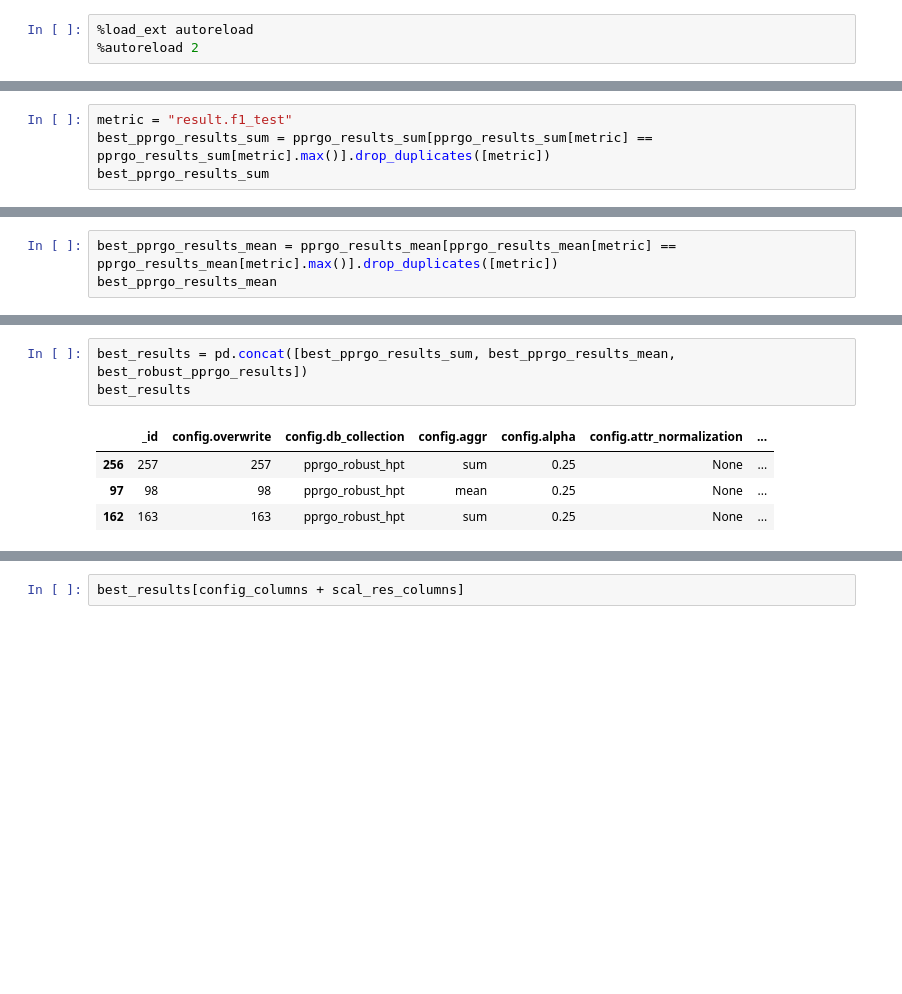
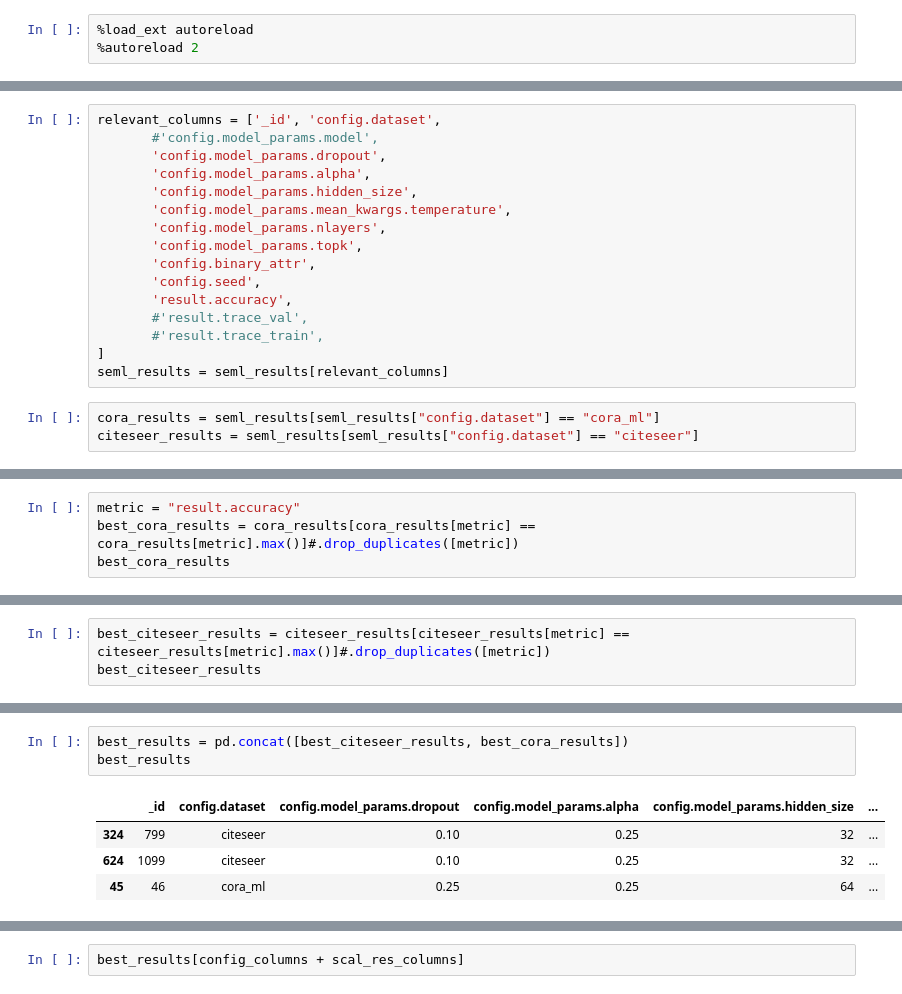
Before and after one commit to TobiasSchmidtDE/pprgo_pytorch, a Jupyter notebook: rerun_seml_exp.ipynb, the cells around one changed output, grey strips where cells are left out. Saved outputs shown, nothing was run; the diff lists cells and outputs as text; blank space fills up the shorter version.

Commit message:
fix train script

```diff
--- a/rerun_seml_exp.ipynb
+++ b/rerun_seml_exp.ipynb
@@ -36,0 +39,19 @@ robust_pprgo_results = seml_results[seml_results["config.model_class"] == "Robus
+# %%
+relevant_columns = ['_id', 'config.dataset',
+       #'config.model_params.model',
+       'config.model_params.dropout',
+       'config.model_params.alpha',
+       'config.model_params.hidden_size',
+       'config.model_params.mean_kwargs.temperature',
+       'config.model_params.nlayers',
+       'config.model_params.topk',
+       'config.binary_attr',
+       'config.seed',
+       'result.accuracy',
+       #'result.trace_val',
+       #'result.trace_train',
+]
+seml_results = seml_results[relevant_columns]
+# %%
+cora_results = seml_results[seml_results["config.dataset"] == "cora_ml"]
+citeseer_results = seml_results[seml_results["config.dataset"] == "citeseer"]
@@ -37,5 +93,5 @@ robust_pprgo_results = seml_results[seml_results["config.model_class"] == "Robus
 # %%
-metric = "result.f1_test"
-best_pprgo_results_sum = pprgo_results_sum[pprgo_results_sum[metric] == pprgo_results_sum[metric].max()].drop_duplicates([metric])
-best_pprgo_results_sum
+metric = "result.accuracy"
+best_cora_results = cora_results[cora_results[metric] == cora_results[metric].max()]#.drop_duplicates([metric])
+best_cora_results
 # %% [output]
@@ -44,4 +100,4 @@ best_pprgo_results_sum
 # %%
-best_pprgo_results_mean = pprgo_results_mean[pprgo_results_mean[metric] == pprgo_results_mean[metric].max()].drop_duplicates([metric])
-best_pprgo_results_mean
+best_citeseer_results = citeseer_results[citeseer_results[metric] == citeseer_results[metric].max()]#.drop_duplicates([metric])
+best_citeseer_results
 # %% [output]
@@ -56,11 +113,11 @@ best_robust_pprgo_results
 # %%
-best_results = pd.concat([best_pprgo_results_sum, best_pprgo_results_mean, best_robust_pprgo_results])
+best_results = pd.concat([best_citeseer_results, best_cora_results])
 best_results
 # %% [output]
-|  | _id | config.overwrite | config.db_collection | config.aggr | config.alpha | config.attr_normalization | ... |
-| 256 | 257 | 257 | pprgo_robust_hpt | sum | 0.25 | None | ... |
-| 97 | 98 | 98 | pprgo_robust_hpt | mean | 0.25 | None | ... |
-| 162 | 163 | 163 | pprgo_robust_hpt | sum | 0.25 | None | ... |
+|  | _id | config.dataset | config.model_params.dropout | config.model_params.alpha | config.model_params.hidden_size | ... |
+| 324 | 799 | citeseer | 0.10 | 0.25 | 32 | ... |
+| 624 | 1099 | citeseer | 0.10 | 0.25 | 32 | ... |
+| 45 | 46 | cora_ml | 0.25 | 0.25 | 64 | ... |
 # %%
 # only show columns that don't have the same values in every row
 best_results.loc[:, (best_results != best_results.iloc[0]).any()]
```
Also changed, not shown: parts of 14 cells of this notebook, 3 other files.
